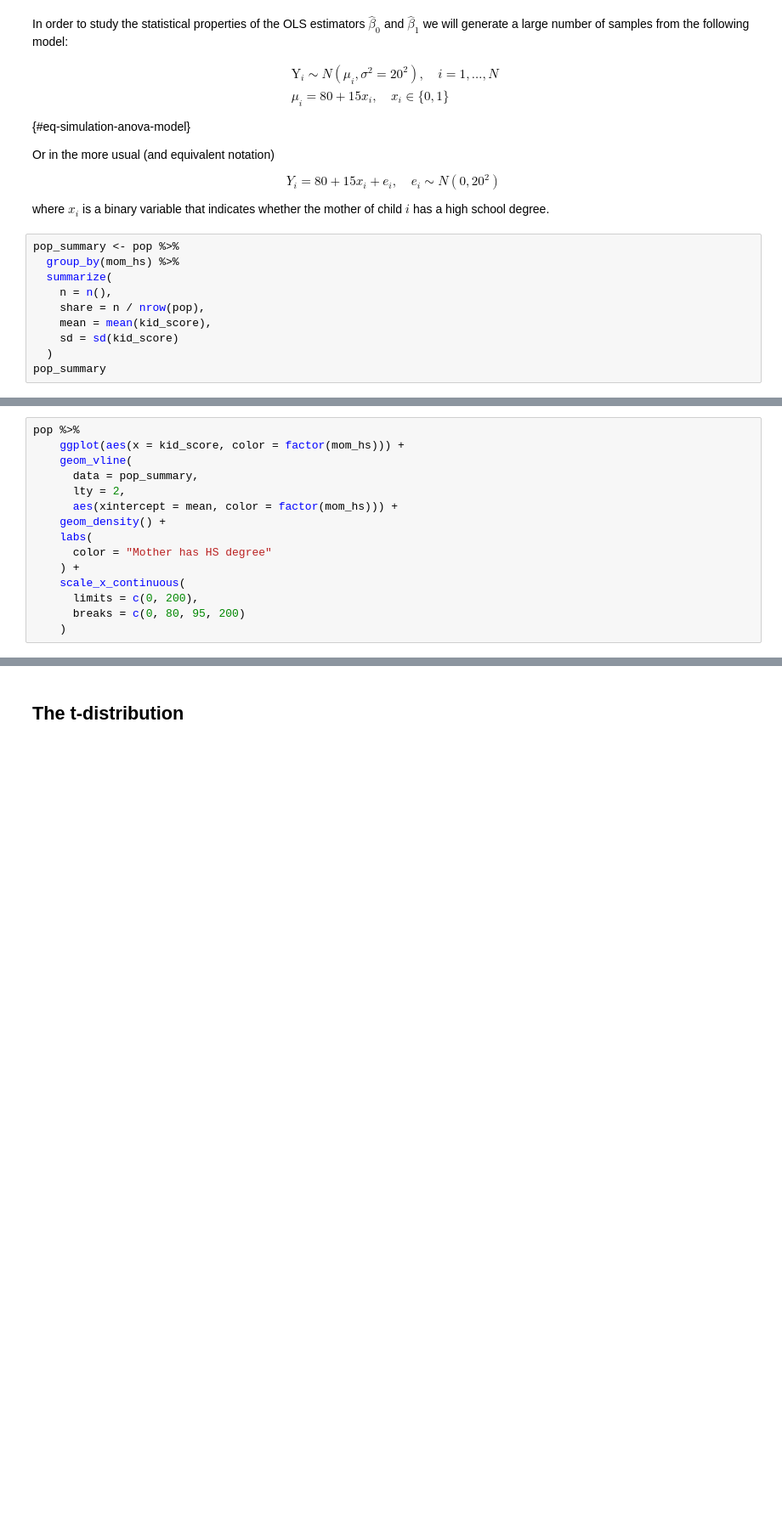
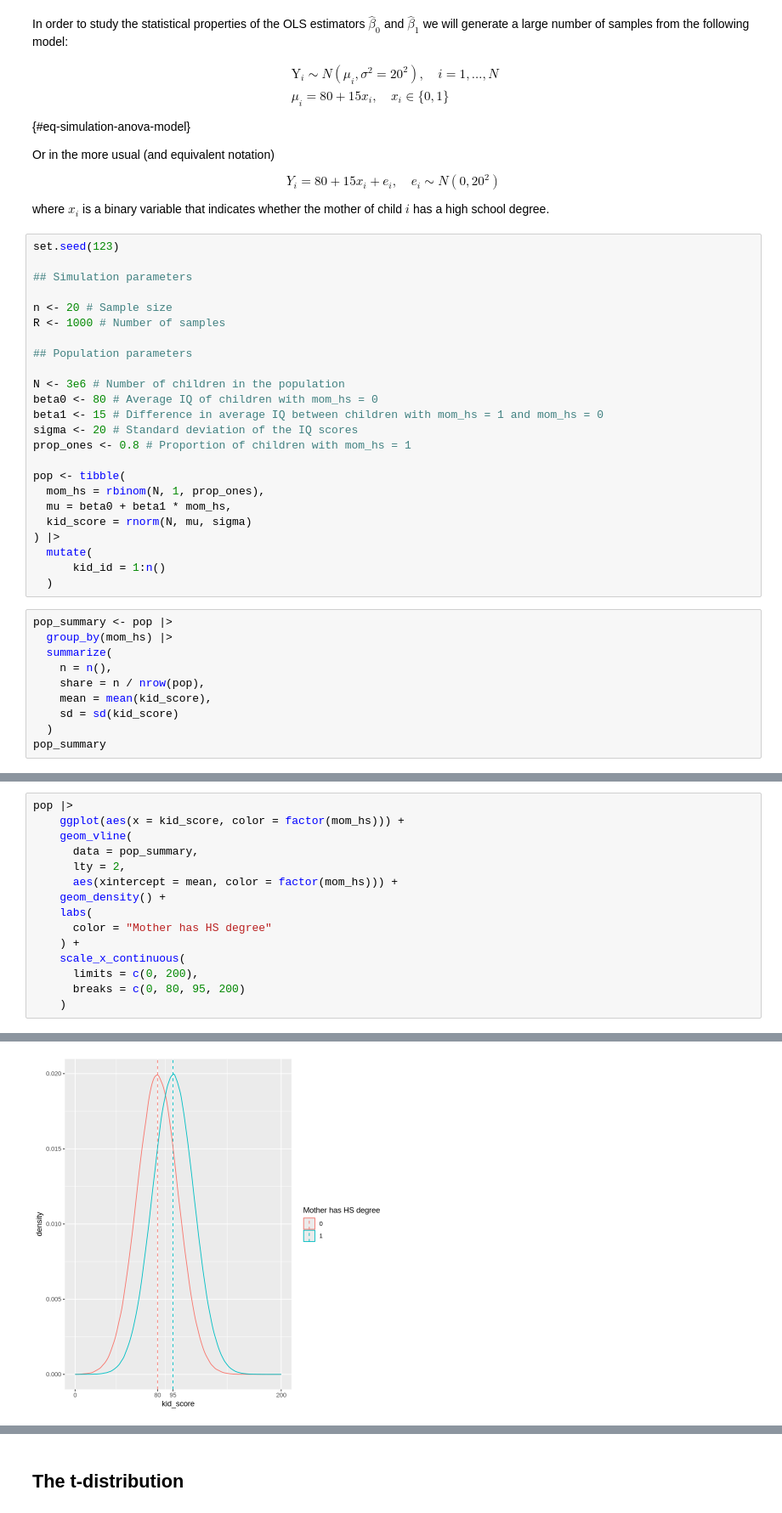
Before and after one commit to febse/econ2026, a Jupyter notebook: 07-Simulation-Tests-Ex.ipynb, the cells around one changed output, grey strips where cells are left out. Shown at 85% size. Cells and saved outputs as stored; diff of their text form; blank space fills up the shorter version.

```diff
--- a/07-Simulation-Tests-Ex.ipynb
+++ b/07-Simulation-Tests-Ex.ipynb
@@ -95,9 +68,33 @@ Y_i = 80 + 15x_i + e_i, \quad e_i \sim N(0, 20^2)
 $$
 
 where $x_i$ is a binary variable that indicates whether the mother of child $i$ has a high school degree.
+# %%
+set.seed(123)
+
+## Simulation parameters
+
+n <- 20 # Sample size
+R <- 1000 # Number of samples
+
+## Population parameters
+
+N <- 3e6 # Number of children in the population
+beta0 <- 80 # Average IQ of children with mom_hs = 0
+beta1 <- 15 # Difference in average IQ between children with mom_hs = 1 and mom_hs = 0
+sigma <- 20 # Standard deviation of the IQ scores
+prop_ones <- 0.8 # Proportion of children with mom_hs = 1
+
+pop <- tibble(
+  mom_hs = rbinom(N, 1, prop_ones),
+  mu = beta0 + beta1 * mom_hs,
+  kid_score = rnorm(N, mu, sigma)
+) |>
+  mutate(
+      kid_id = 1:n()
+  )
 # %%
-pop_summary <- pop %>%
-  group_by(mom_hs) %>%
+pop_summary <- pop |>
+  group_by(mom_hs) |>
   summarize(
     n = n(),
     share = n / nrow(pop),
@@ -108,5 +111,5 @@ pop_summary
 # %%
-pop %>%
+pop |>
     ggplot(aes(x = kid_score, color = factor(mom_hs))) +
     geom_vline(
       data = pop_summary,
@@ -120,3 +123,4 @@ pop %>%
       limits = c(0, 200),
       breaks = c(0, 80, 95, 200)
     )
+# %% [output]
@@ -122,0 +133 @@ pop %>%
+[figure, added]
```
Also changed, not shown: parts of 25 cells of this notebook, 2 other files.
